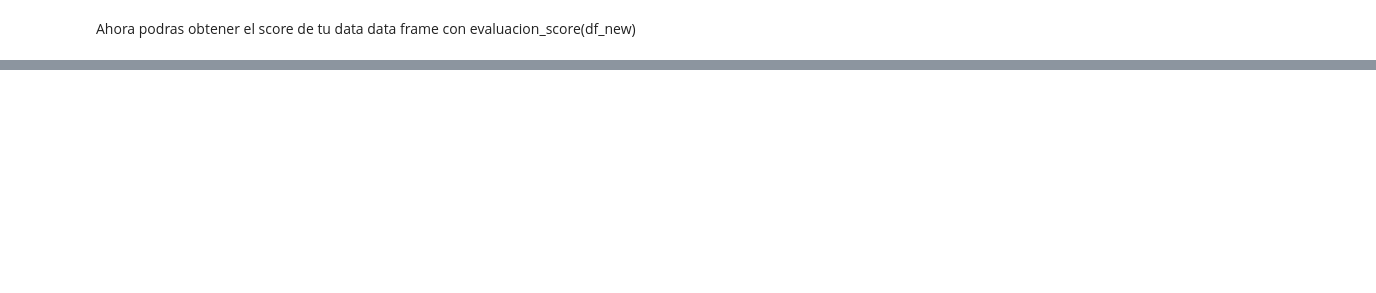
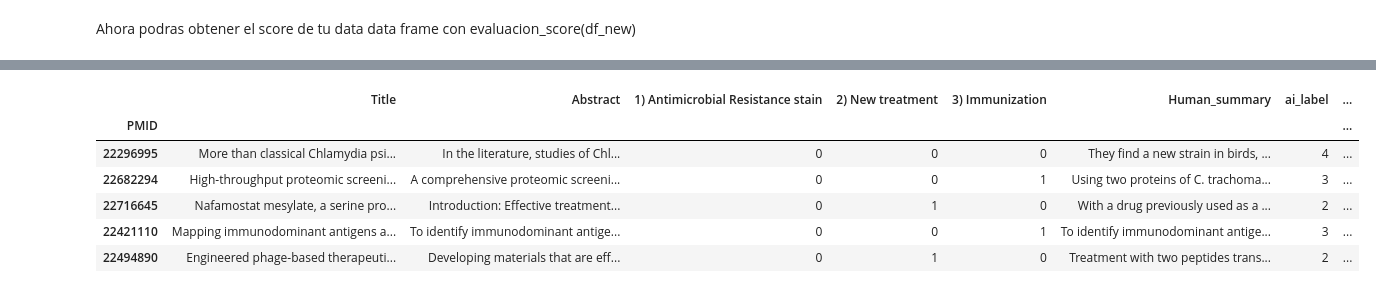
Before and after one commit to LLMzCor/LLMzCor.github.io, a Jupyter notebook: PAC.ipynb, the cells around one changed output, grey strips where cells are left out. Drawn from its saved outputs; the diff is of its cells as text; code cells hidden in the pictures; blank space fills up the shorter version.

```diff
--- a/PAC.ipynb
+++ b/PAC.ipynb
@@ -132,0 +176,12 @@ Ahora podras obtener el score de tu data data frame con evaluacion_score(df_new)
+# %%
+df_ptit=df.iloc[11:20,:]
+df_Ct2 = ask_llm(df_ptit)
+df_Ct2.head()
+# %% [output]
+|  | Title | Abstract | 1) Antimicrobial Resistance stain | 2) New treatment | 3) Immunization | Human_summary | ai_label | ... |
+| PMID |  |  |  |  |  |  |  | ... |
+| 22296995 | More than classical Chlamydia psi... | In the literature, studies of Chl... | 0 | 0 | 0 | They find a new strain in birds, ... | 4 | ... |
+| 22682294 | High-throughput proteomic screeni... | A comprehensive proteomic screeni... | 0 | 0 | 1 | Using two proteins of C. trachoma... | 3 | ... |
+| 22716645 | Nafamostat mesylate, a serine pro... | Introduction: Effective treatment... | 0 | 1 | 0 | With a drug previously used as a ... | 2 | ... |
+| 22421110 | Mapping immunodominant antigens a... | To identify immunodominant antige... | 0 | 0 | 1 | To identify immunodominant antige... | 3 | ... |
+| 22494890 | Engineered phage-based therapeuti... | Developing materials that are eff... | 0 | 1 | 0 | Treatment with two peptides trans... | 2 | ... |
```
Also changed, not shown: parts of 27 cells of this notebook.
